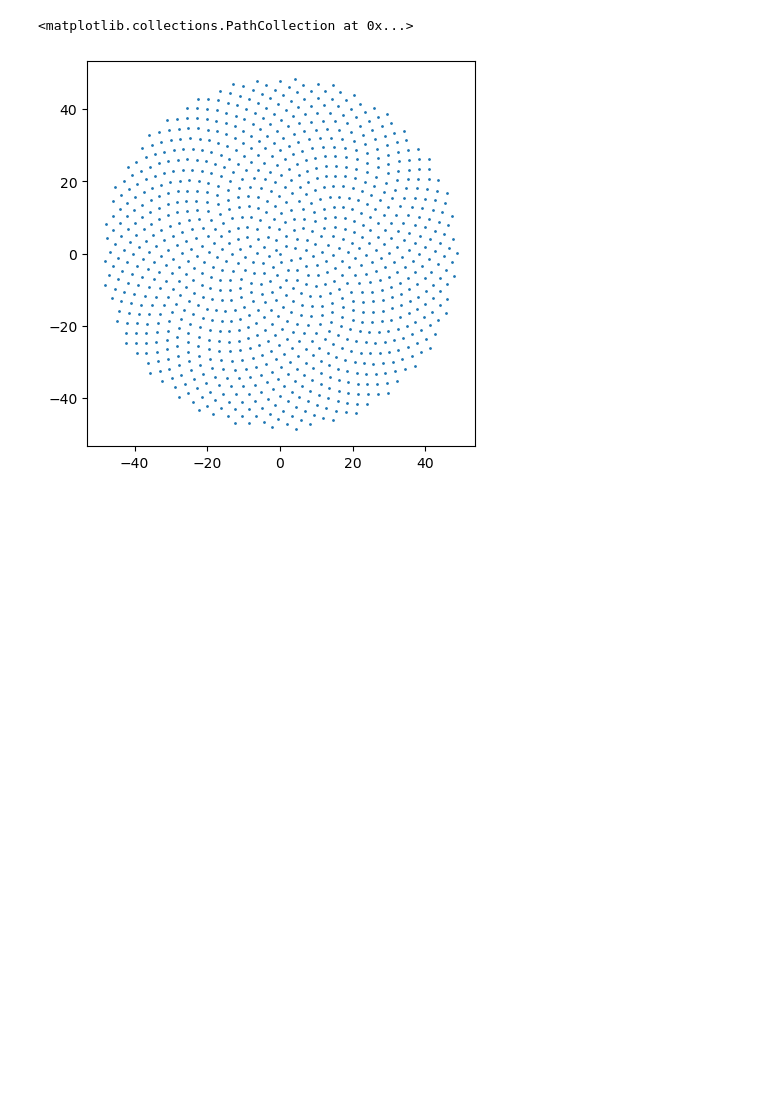
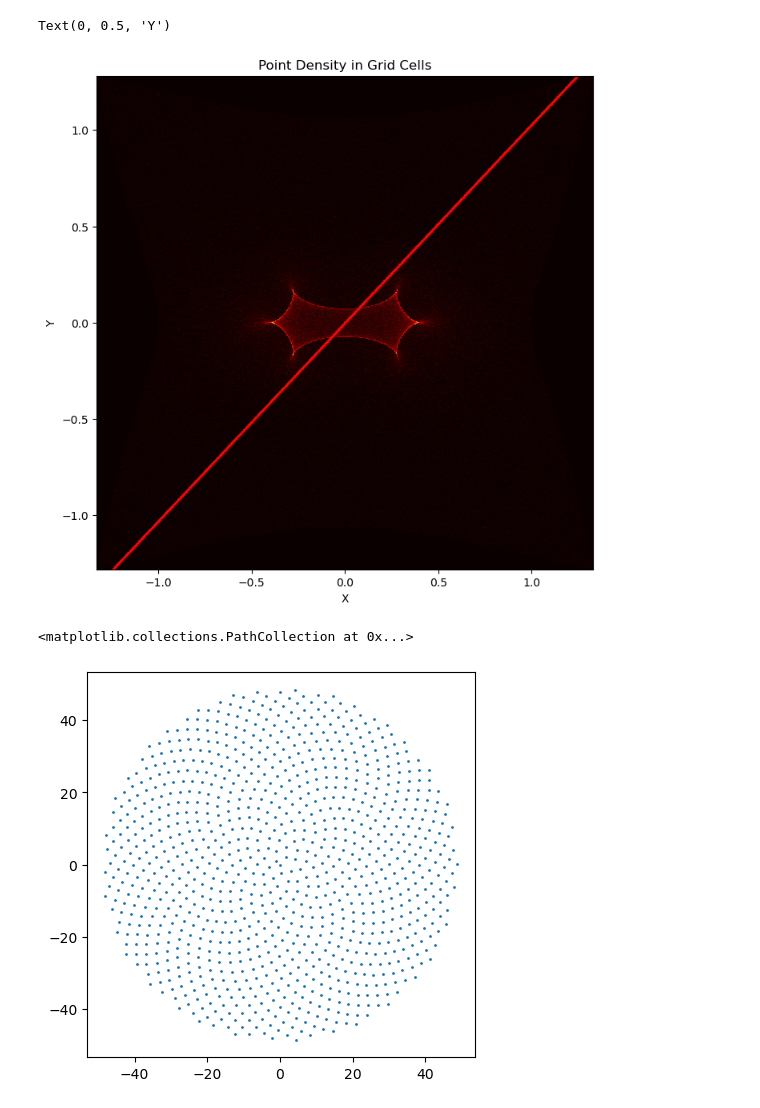
Before and after one commit to ylaksl/Microlensing, a Jupyter notebook: microlensing.ipynb, the cells around one changed output. Saved outputs shown, nothing was run; the diff lists cells and outputs as text; code cells hidden in the pictures; blank space fills up the shorter version.

```diff
--- a/microlensing.ipynb
+++ b/microlensing.ipynb
@@ -149,3 +143,17 @@ plt.xlim(2.45352e6,2.45365e6)
+# %%
+# Plot the histogram and the point
+plt.figure(figsize=(8, 8))
+#plt.imshow(hist.T, origin='lower', cmap='viridis', interpolation='nearest', alpha=0.5)
+plt.hist2d(zfx, zfy,
+           bins = 1000,
+           cmap ="hot")
+plt.scatter(xp, yp, c='red', marker='.', s=5)
+plt.title('Point Density in Grid Cells')
+plt.xlabel('X')
+plt.ylabel('Y')
+# %% [output]
+Text(0, 0.5, 'Y')
+[figure, added]
 # %%
 import numpy as np
 import matplotlib.pyplot as plt
```
Also changed, not shown: parts of 15 cells of this notebook, 1 other file.
